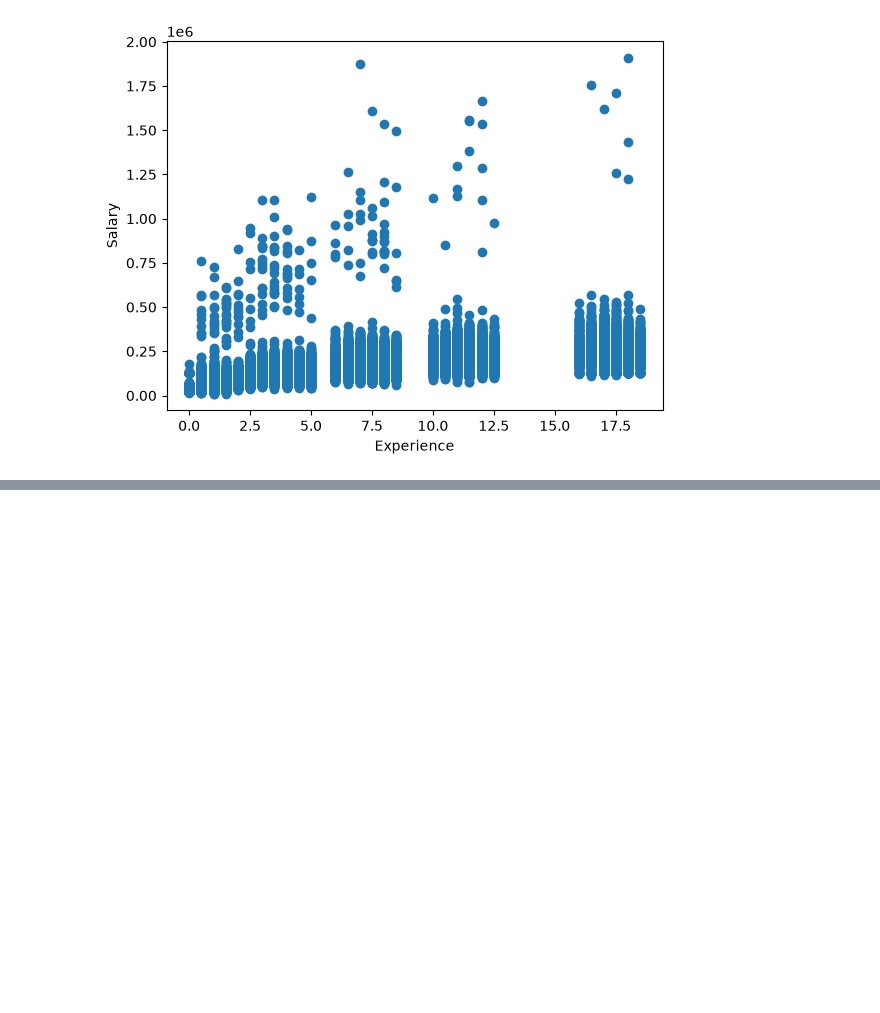
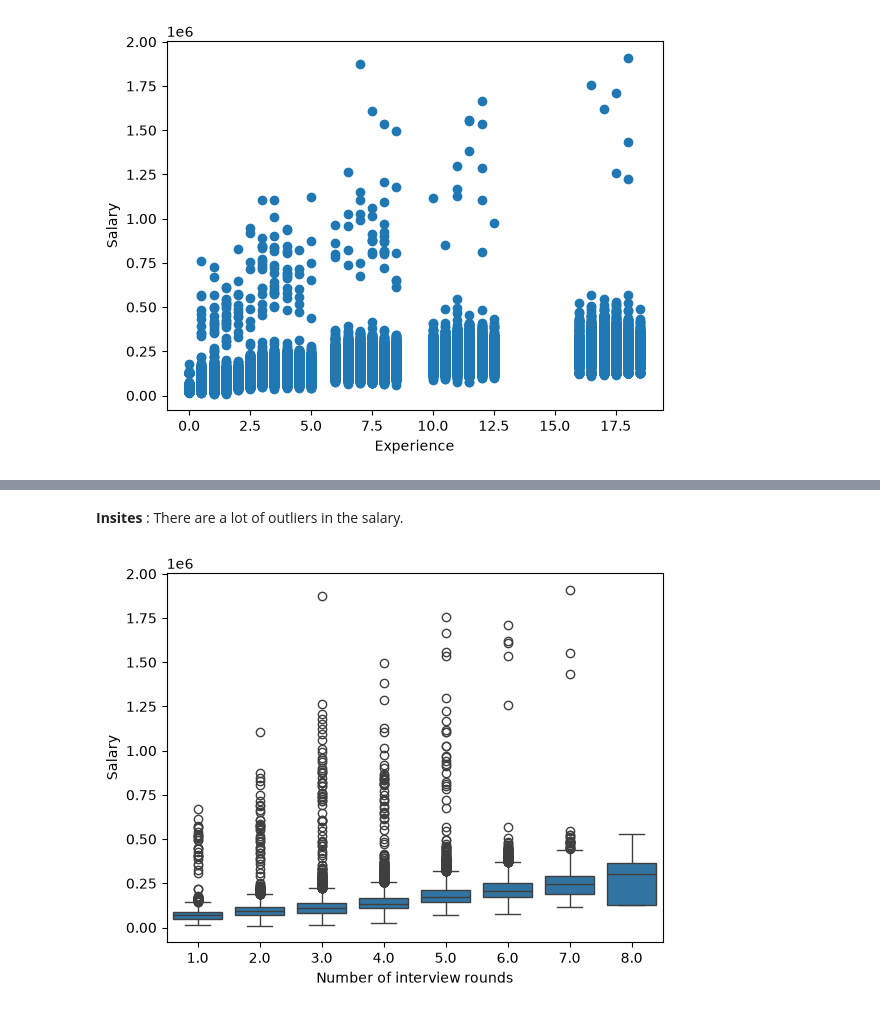
Before and after one commit to anshulbaisoya82-ux/Task-2-, a Jupyter notebook: Salary.ipynb, the cells around one changed output, grey strips where cells are left out. Saved outputs shown, nothing was run; the diff lists cells and outputs as text; code cells hidden in the pictures; blank space fills up the shorter version.

```diff
--- a/Salary.ipynb
+++ b/Salary.ipynb
@@ -182,0 +371,9 @@ plt.show()
+# %% [markdown]
+**Insites** : There are a lot of outliers in the salary.
+# %%
+sns.boxplot(y= df['Average_Salary'],x= df['number_of_interview_rounds'])
+plt.xlabel('Number of interview rounds')
+plt.ylabel('Salary')
+plt.show()
+# %% [output]
+[figure, added]
```
Also changed, not shown: parts of 27 cells of this notebook.
